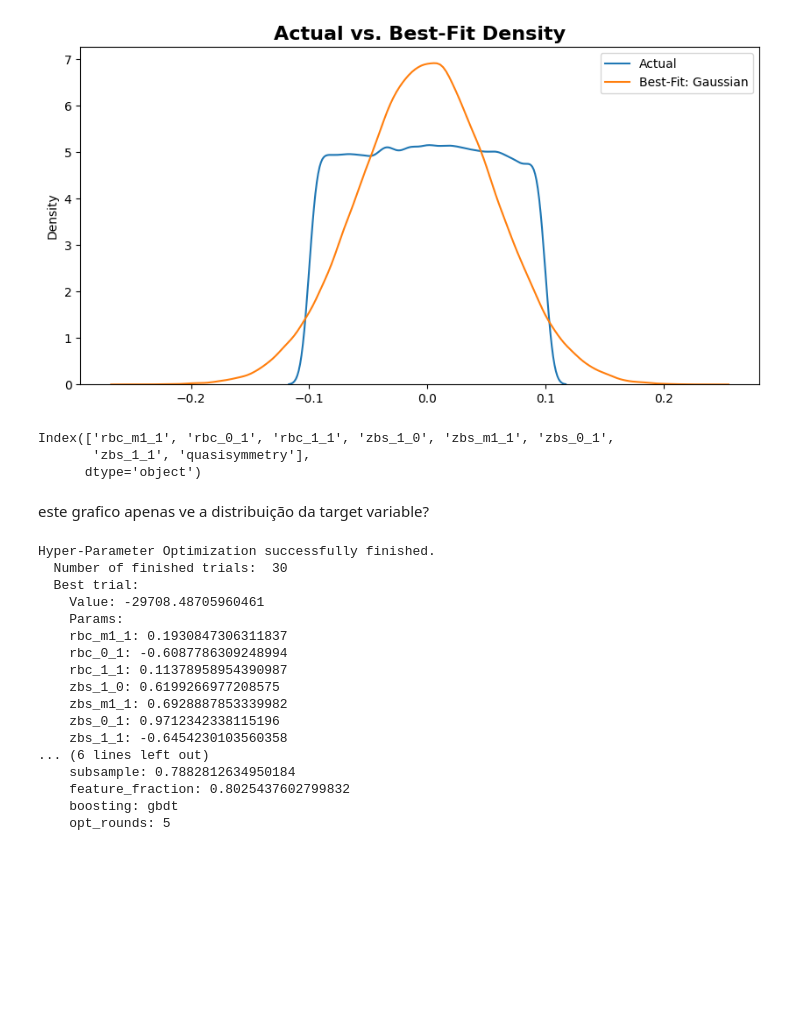
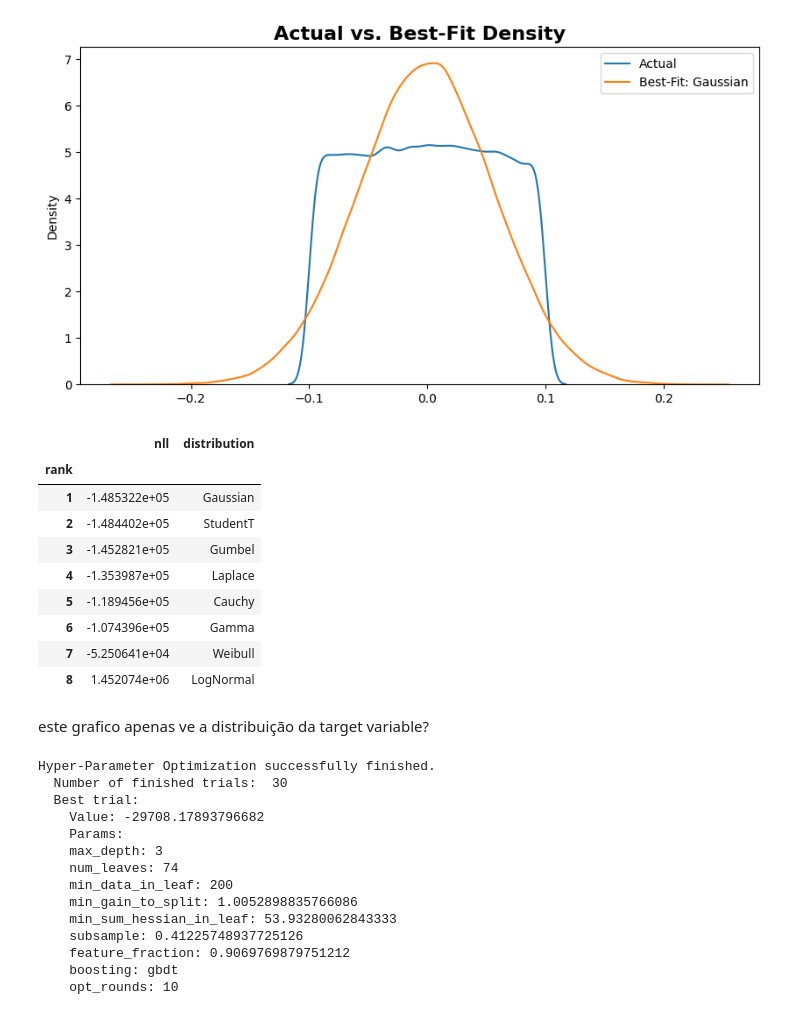
Before and after one commit to laiarodrigo/PIC-STELLARATOR, a Jupyter notebook: data_analysis/jup1.ipynb, the cells around one changed output. Cells and saved outputs as stored; diff of their text form; code cells hidden in the pictures; blank space fills up the shorter version.

```diff
--- a/data_analysis/jup1.ipynb
+++ b/data_analysis/jup1.ipynb
@@ -26,20 +26,27 @@ X_train, X_test, Y_train, Y_test = train_test_split(features, target, test_size=
 # %%
 from lightgbmlss.distributions import *
 from lightgbmlss.distributions.distribution_utils import DistributionClass
 import numpy as np
 
 Y_train_np = np.array(Y_train)
 
 lgblss_dist_class = DistributionClass()
 candidate_distributions = [Gaussian, StudentT, Gamma, Cauchy, LogNormal, Weibull, Gumbel, Laplace]
 
-dist_nll = lgblss_dist_class.dist_select(target=Y_train, candidate_distributions=candidate_distributions, max_iter=50, plot=True, figure_size=(10, 5))
+dist_nll = lgblss_dist_class.dist_select(target=Y_train_np, candidate_distributions=candidate_distributions, max_iter=50, plot=True, figure_size=(10, 5))
 dist_nll
 # %% [output]
 [figure]
-Index(['rbc_m1_1', 'rbc_0_1', 'rbc_1_1', 'zbs_1_0', 'zbs_m1_1', 'zbs_0_1',
-       'zbs_1_1', 'quasisymmetry'],
-      dtype='object')
+|  | nll | distribution |
+| rank |  |  |
+| 1 | -1.485322e+05 | Gaussian |
+| 2 | -1.484402e+05 | StudentT |
+| 3 | -1.452821e+05 | Gumbel |
+| 4 | -1.353987e+05 | Laplace |
+| 5 | -1.189456e+05 | Cauchy |
+| 6 | -1.074396e+05 | Gamma |
+| 7 | -5.250641e+04 | Weibull |
+| 8 | 1.452074e+06 | LogNormal |
 # %% [markdown]
 este grafico apenas ve a distribuição da target variable?
 # %%
@@ -55,22 +62,14 @@ lgblss = LightGBMLSS(
             ))
 
 param_dict = {
-    "rbc_m1_1":                ["float", {"low": -1,   "high": 1,     "log": False}],
-    "rbc_0_1":                 ["float", {"low": -1,   "high": 1,     "log": False}],
-    "rbc_1_1":                 ["float", {"low": -1,   "high": 1,     "log": False}],
-    "zbs_1_0":                 ["float", {"low": -1,   "high": 1,     "log": False}],
-    "zbs_m1_1":                ["float", {"low": -1,   "high": 1,     "log": False}],
-    "zbs_0_1":                 ["float", {"low": -1,   "high": 1,     "log": False}],
-    "zbs_1_1":                 ["float", {"low": -1,   "high": 1,     "log": False}],
-    "quasisymmetry":           ["float", {"low": 0.01,    "high": 10,    "log": True}],
     "max_depth":               ["int",   {"low": 1,    "high": 10,    "log": False}],
-    "num_leaves":              ["int",   {"low": 1,    "high": 100,   "log": False}],
+    "num_leaves":              ["int",   {"low": 2,    "high": 100,   "log": False}],
     "min_data_in_leaf":        ["int",   {"low": 200,  "high": 200,   "log": False}],
     "min_gain_to_split":       ["float", {"low": 1, "high": 40,    "log": False}],
     "min_sum_hessian_in_leaf": ["float", {"low": 1, "high": 500,   "log": True}],
     "subsample":               ["float", {"low": 0.2,  "high": 1.0,   "log": False}],
     "feature_fraction":        ["float", {"low": 0.2,  "high": 1.0,   "log": False}],
-    "boosting":                ["categorical", ["gbdt"]],
+    "boosting":                ["numerical", ["dart", "goss", "gbdt"]],
 }
 
 np.random.seed(123)
@@ -78,7 +77,7 @@ opt_param = lgblss.hyper_opt(param_dict,
                              dtrain,
                              num_boost_round=100,        # Number of boosting iterations.
                              nfold=5,                    # Number of cv-folds.
-                             early_stopping_rounds=20,   # Number of early-stopping rounds
+                             early_stopping_rounds=50,   # Number of early-stopping rounds
                              max_minutes=10,             # Time budget in minutes, i.e., stop study after the given number of minutes.
                              n_trials=30 ,               # The number of trials. If this argument is set to None, there is no limitation on the number of trials.
                              silence=True,               # Controls the verbosity of the trail, i.e., user can silence the outputs of the trail.
@@ -89,20 +88,17 @@ opt_param = lgblss.hyper_opt(param_dict,
 Hyper-Parameter Optimization successfully finished.
   Number of finished trials:  30
   Best trial:
-    Value: -29708.48705960461
+    Value: -29708.17893796682
     Params:
-    rbc_m1_1: 0.1930847306311837
-    rbc_0_1: -0.6087786309248994
-    rbc_1_1: 0.11378958954390987
-    zbs_1_0: 0.6199266977208575
-    zbs_m1_1: 0.6928887853339982
-    zbs_0_1: 0.9712342338115196
-    zbs_1_1: -0.6454230103560358
-... (6 lines left out)
-    subsample: 0.7882812634950184
-    feature_fraction: 0.8025437602799832
+    max_depth: 3
+    num_leaves: 74
+    min_data_in_leaf: 200
+    min_gain_to_split: 1.0052898835766086
+    min_sum_hessian_in_leaf: 53.93280062843333
+    subsample: 0.41225748937725126
+    feature_fraction: 0.9069769879751212
     boosting: gbdt
-    opt_rounds: 5
+    opt_rounds: 10
 # %%
 np.random.seed(123)
 
```
Also changed, not shown: parts of 7 cells of this notebook, 15 other files.
